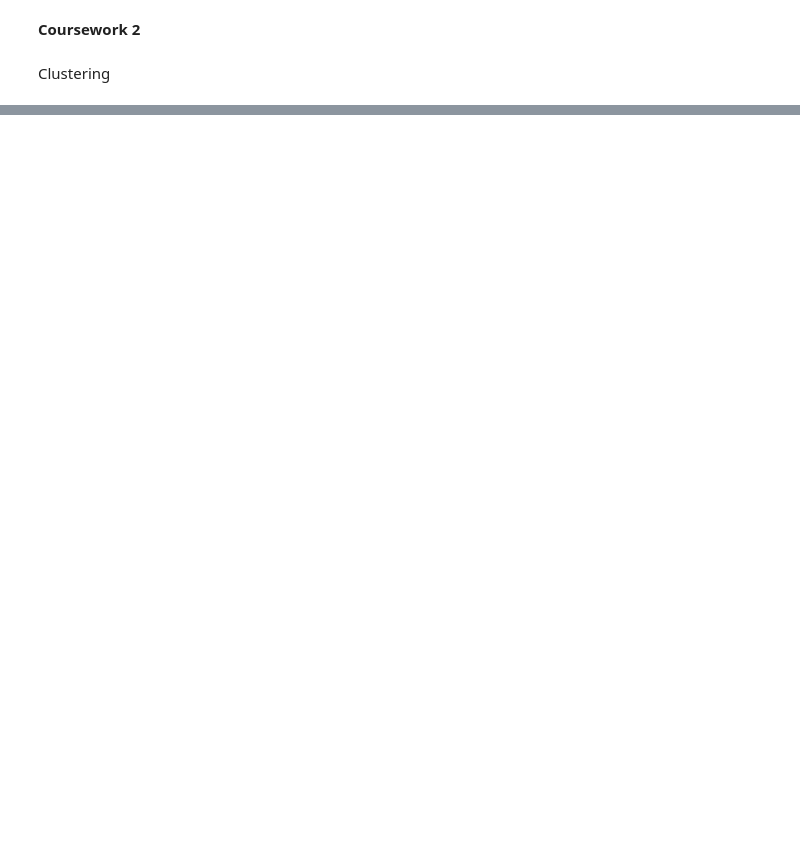
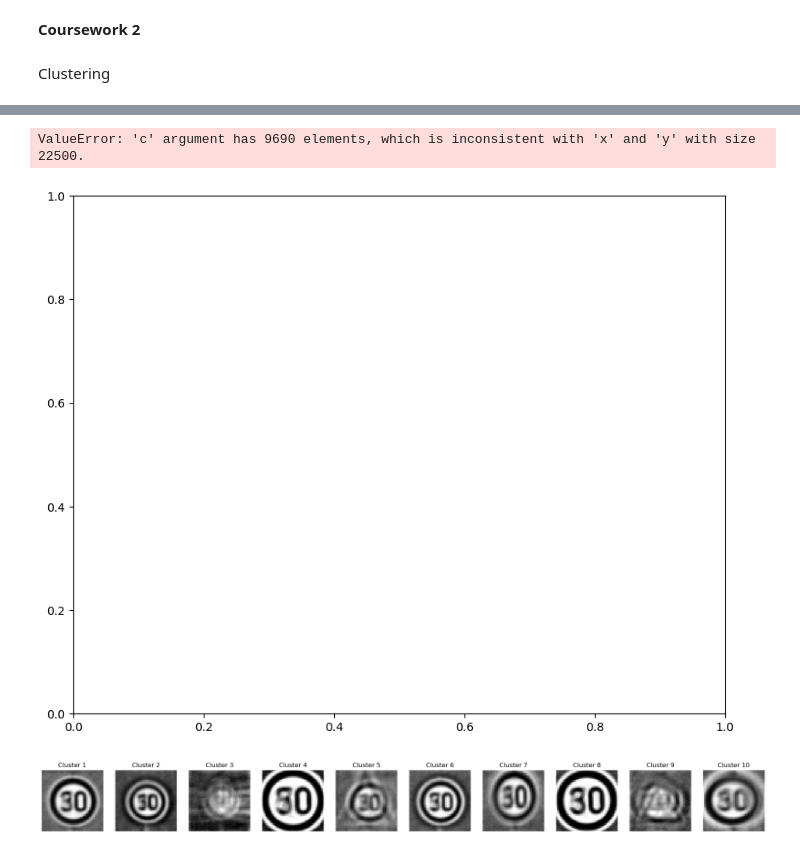
Before and after one commit to Danish3848/F20DL, a Jupyter notebook: CW/F20DL_Coursework1_Group12.ipynb, the cells around one changed output, grey strips where cells are left out. Saved outputs shown, nothing was run; the diff lists cells and outputs as text; code cells hidden in the pictures; blank space fills up the shorter version.

Commit message:
Refactor code to improve performance and readability.

```diff
--- a/CW/F20DL_Coursework1_Group12.ipynb
+++ b/CW/F20DL_Coursework1_Group12.ipynb
@@ -869,0 +486,13 @@ Clustering
+# %%
+dim=(48,48)
+# %%
+complete_x_train_denoise = np.apply_along_axis(
+    func1d=lambda img: simplify(img),
+    axis=1, arr=complete_x_train.copy()).reshape(-1, dim[0]*dim[1])
+
+complete_x_test_denoise = np.apply_along_axis(
+    func1d=lambda img: simplify(img),
+    axis=1, arr=complete_x_test.copy()).reshape(-1, dim[0]*dim[1])
+
+complete_x_train_denoise = pd.DataFrame(complete_x_train_denoise)
+complete_x_test_denoise = pd.DataFrame(complete_x_test_denoise)
@@ -869,0 +623,7 @@ Clustering
+# %%
+k = 10  # Number of clusters
+
+final_centroids, final_assignments = k_means(complete_x_train_denoise.to_numpy(), k)
+
+print("Final centroids:\n", final_centroids)
+print("Cluster assignments:\n", final_assignments)
@@ -869,0 +647,57 @@ Clustering
+# %%
+X=balanced_dataset_x
+from sklearn.decomposition import PCA
+import matplotlib.pyplot as plt
+
+# Assuming 'X' is your dataset and 'final_centroids' and 'final_assignments' are outputs from your k_means function
+
+# Perform PCA to reduce the data to 2 dimensions for visualization
+pca = PCA(n_components=2)
+X_pca = pca.fit_transform(X)
+centroids_pca = pca.transform(final_centroids)
+
+# Scatter plot of the data points
+plt.figure(figsize=(10, 8))
+plt.scatter(X_pca[:, 0], X_pca[:, 1], c=final_assignments, cmap='viridis', marker='o', alpha=0.5, label='Data Points')
+
+# Scatter plot of the centroids
+plt.scatter(centroids_pca[:, 0], centroids_pca[:, 1], c='red', marker='X', s=100, label='Centroids')
+
+# Setting the plot title and labels
+plt.title('K-means Clustering with PCA')
+plt.xlabel('Principal Component 1')
+plt.ylabel('Principal Component 2')
+
+# Adding a legend to indicate which symbols represent the data points and which represent the centroids
+plt.legend()
+
+# Show the plot
+plt.show()
+# %% [output]
+ValueError: 'c' argument has 9690 elements, which is inconsistent with 'x' and 'y' with size 22500.
+[figure, added]
+# %%
+import matplotlib.pyplot as plt
+
+# Let's say each image is 28x28 pixels
+image_height = 48
+image_width = 48
+
+# Number of clusters
+k = 10
+
+# Reshape centroids and plot them as images
+fig, axes = plt.subplots(1, k, figsize=(25,18))
+for i, centroid in enumerate(final_centroids):
+    # Reshape the centroid into the original image dimensions
+    image = centroid.reshape(image_height, image_width)
+
+    # Display the image
+    ax = axes[i]
+    ax.imshow(image, cmap='gray')
+    ax.axis('off')
+    ax.set_title(f'Cluster {i+1}')
+
+plt.show()
+# %% [output]
+[figure, added]
```
Also changed, not shown: parts of 60 cells of this notebook, 1 other file.
